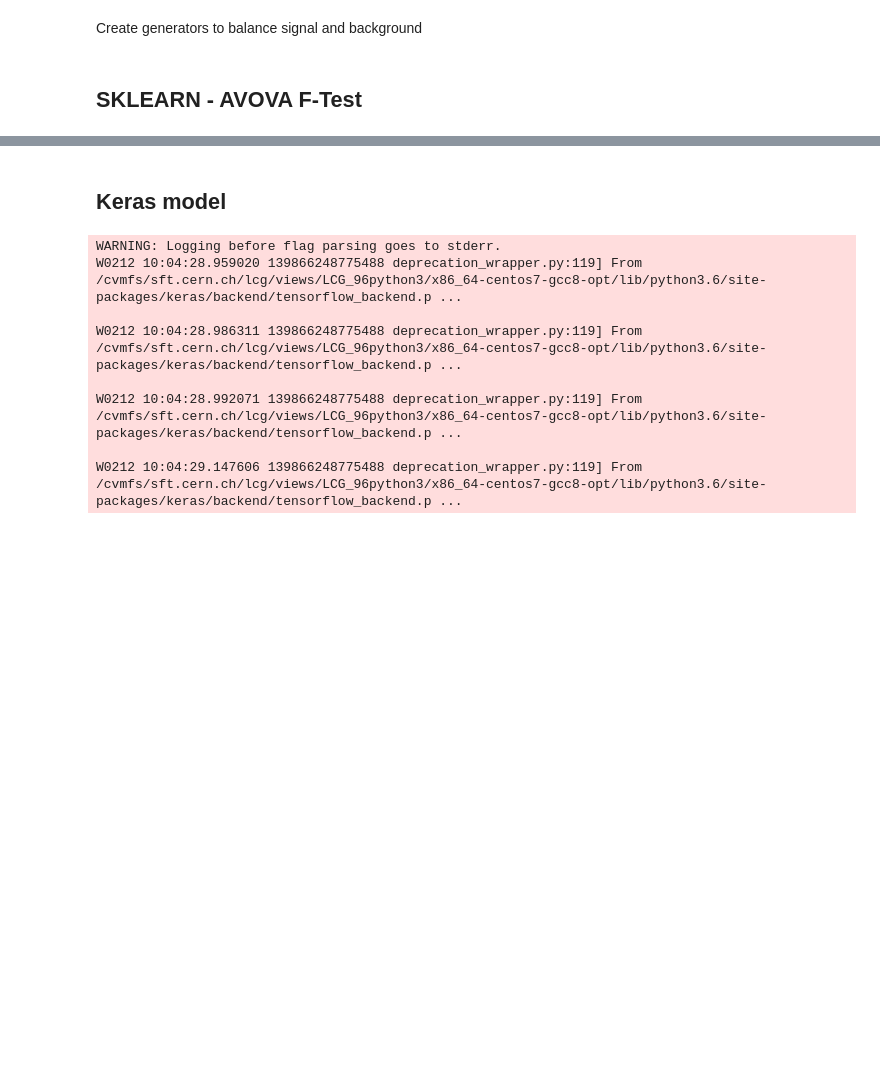
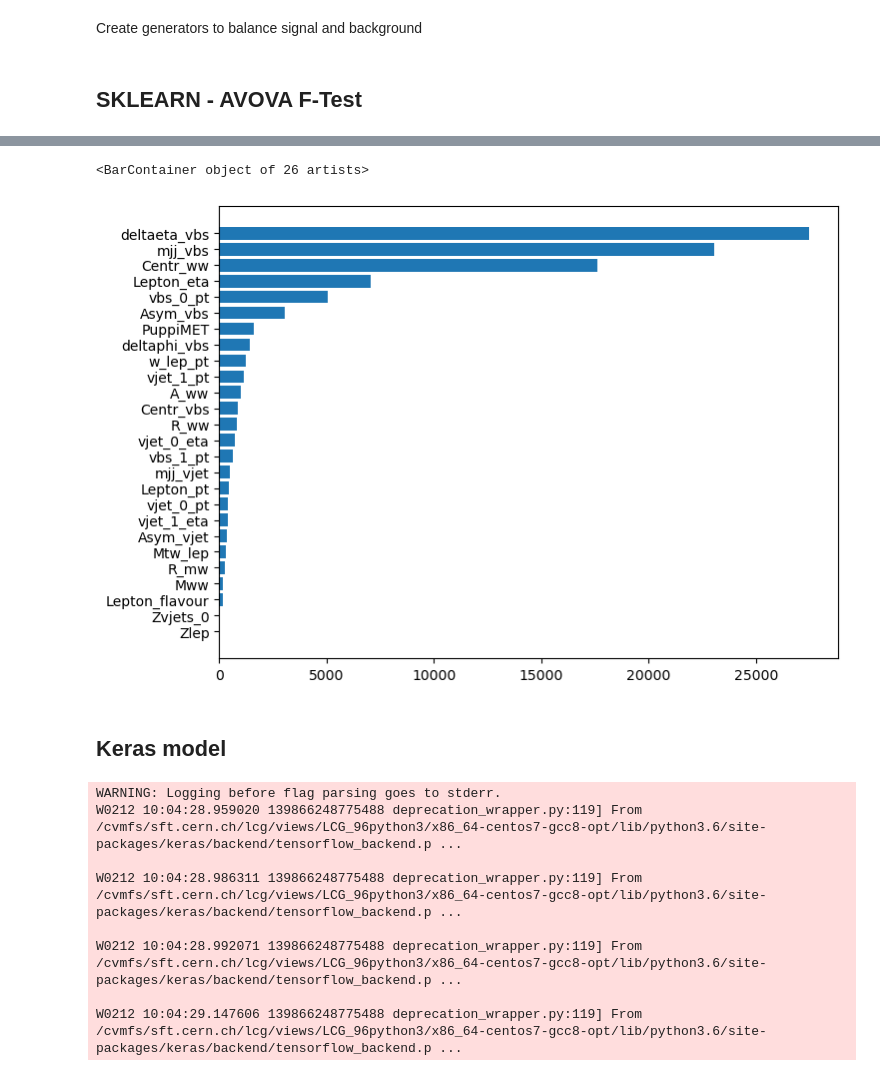
Before and after one commit to UniMiBAnalyses/ML_classification, a Jupyter notebook: Training_v1.ipynb, the cells around one changed output, grey strips where cells are left out. Cells and saved outputs as stored; diff of their text form; code cells hidden in the pictures; blank space fills up the shorter version.

Commit message:
[vbsjjlnu] better extraction of avova f-test scores

```diff
--- a/Training_v1.ipynb
+++ b/Training_v1.ipynb
@@ -178,5 +178,4 @@ import itertools
 ## This uses a SelectKBest "private" member, but is faster and cleaner
 selection = SelectKBest(f_classif, k=26)
 selection.fit(X_train, y_train)
-scores_df = pd.DataFrame(selection.scores_, index=config["cols"], columns=["score"])
-scores_df.sort_values(by=["score"], ascending=False)
+scores_df = pd.DataFrame({"score": selection.scores_, "varname": config["cols"]})
@@ -220,3 +185,13 @@ scores_df.sort_values(by=["score"], ascending=False)
+# %%
+from matplotlib.pyplot import figure
+figure(num=None, figsize=(8, 6), dpi=100, facecolor='w', edgecolor='k')
+
+## visualize scores as barchart
+s_df = scores_df.sort_values(by=["score"], ascending=True)
+plt.barh(range(len(s_df["score"])), s_df["score"], tick_label=s_df["varname"])
+# %% [output]
+<BarContainer object of 26 artists>
+[figure, added]
 # %% [markdown]
 ## Keras model
 # %%
```
Also changed, not shown: parts of 3 cells of this notebook.
